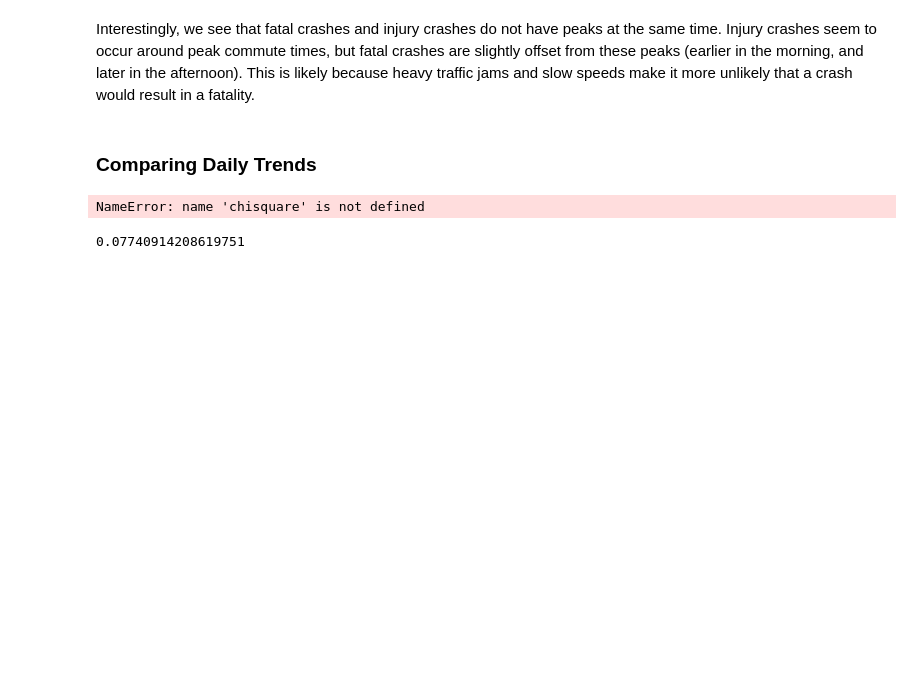
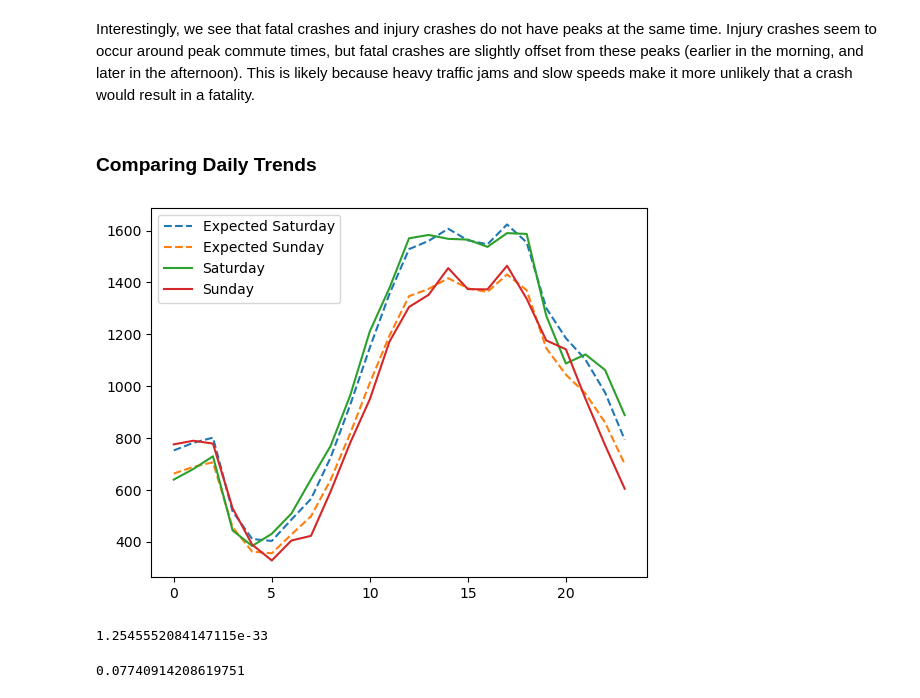
Before and after one commit to UCB-stat-159-s23/project-Group27, a Jupyter notebook: time_of_day.ipynb, the cells around one changed output. Cells and saved outputs as stored; diff of their text form; code cells hidden in the pictures; blank space fills up the shorter version.

Commit message:
finished test_time_of_day, test_day_of_month

```diff
--- a/time_of_day.ipynb
+++ b/time_of_day.ipynb
@@ -83,8 +83,9 @@ Interestingly, we see that fatal crashes and injury crashes do not have peaks at
 # %% [markdown]
 ### Comparing Daily Trends
 # %%
-pval, contribs = chisquare(injury_crashes, ['Saturday', 'Sunday'], plot_expected=True)
+pval, contribs = time_of_day.chisquare(injury_crashes, ['Saturday', 'Sunday'], plot_expected=True)
 pval
 # %% [output]
+[figure, added]
-NameError: name 'chisquare' is not defined
+1.2545552084147115e-33
 # %%
```
Also changed, not shown: parts of 4 cells of this notebook, 2 other files.
